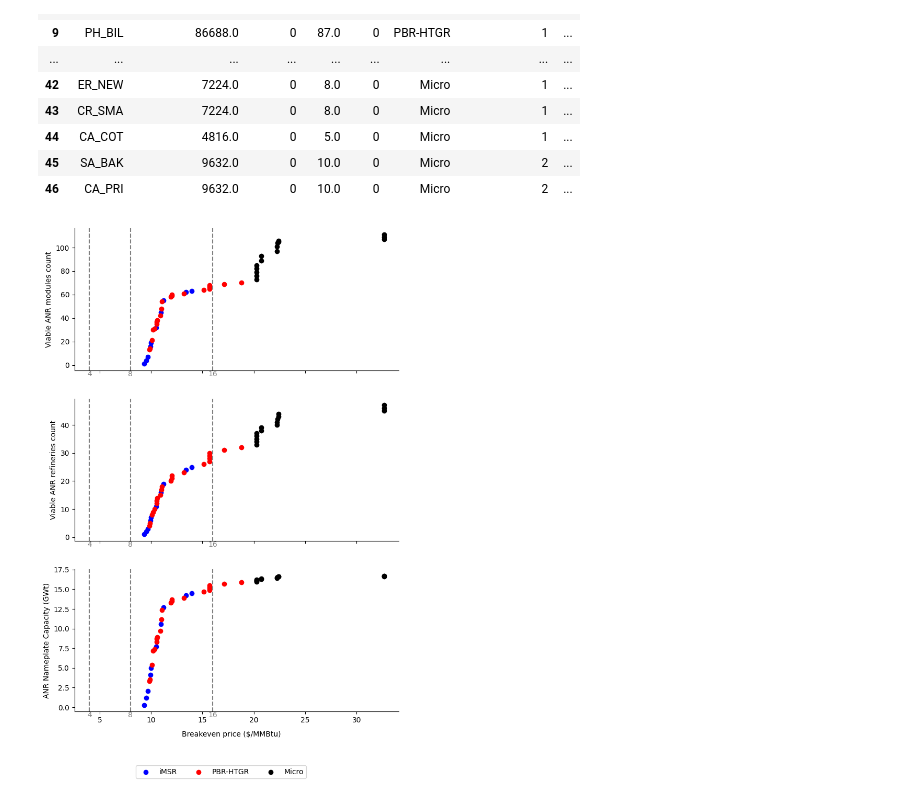
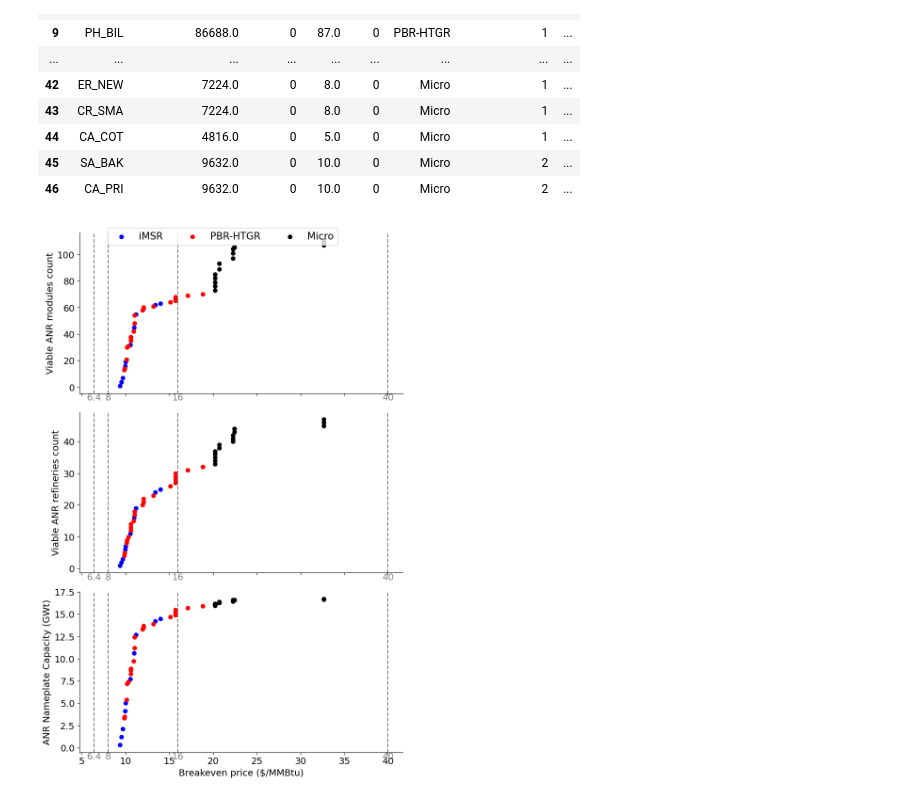
Before and after one commit to mgarrouste/SMR_deployment, a Jupyter notebook: code/pp_breakeven.ipynb, the cells around one changed output. Saved outputs shown, nothing was run; the diff lists cells and outputs as text; code cells hidden in the pictures.

```diff
--- a/code/pp_breakeven.ipynb
+++ b/code/pp_breakeven.ipynb
@@ -86,38 +86,45 @@ df
 | 45 | SA_BAK | 9632.0 | 0 | 10.0 | 0 | Micro | 2 | ... |
 | 46 | CA_PRI | 9632.0 | 0 | 10.0 | 0 | Micro | 2 | ... |
 # %%
+#Use latex font
+#plt.rcParams['text.usetex'] = True
+plt.rcParams['legend.fontsize'] = 15
+plt.rcParams['font.size'] = 14
+
 # Create subplots
 fig, axs = plt.subplots(3, 1, sharex=True, figsize=(8, 12))
 
 # Get unique ANR types and assign colors
 anr_types = df['ANR type'].unique()
 
 colors = ['blue', 'red', 'black']  # Adjust the colors according to the unique ANR types
 # Initialize empty handles for legend
 handles = []
 # Plotting the data as scatter plots with different colors for each ANR type
 for i, col in enumerate(['Viable ANR modules count', 'Viable ANR refineries count', 'ANR Nameplate Capacity (GWt)']):
     for anr_type, color in zip(anr_types, colors):
         subset = df[df['ANR type'] == anr_type]
         axs[i].scatter(subset['Breakeven price ($/MMBtu)'], subset[col], color=color, label=f'{anr_type}')
     axs[i].set_ylabel(col)
 
     # Remove the top and right spines
     axs[i].spines['top'].set_visible(False)
     axs[i].spines['right'].set_visible(False)
 
     # Adding vertical lines
-    vertical_lines = [4, 8, 16]
+    vertical_lines = [6.4, 8, 16, 40]
     for line in vertical_lines:
         axs[i].axvline(x=line, linestyle='--', color='grey')
         axs[i].text(line, axs[i].get_ylim()[0], str(line), color='grey', va='top', ha='center')
 # Setting the title and labels
-fig.text(0.5, 0.07, 'Breakeven price ($/MMBtu)', ha='center')
+plt.xlabel('Breakeven price ($/MMBtu)')
+#fig.text(0.5, 0.07, 'Breakeven price ($/MMBtu)', ha='center')
 
 # Add a common legend for all subplots
 handles, labels = axs[0].get_legend_handles_labels()
-fig.legend(handles, labels, loc='lower center', ncol=len(anr_types))
+fig.legend(handles, labels, loc='upper center', ncol=len(anr_types))
+fig.tight_layout()
 #plt.show()
 plt.savefig('breakeven_price_refineries.png')
 # %% [output]
-[figure, old version]
+[figure, new version]
```
Also changed, not shown: 2 other files.
